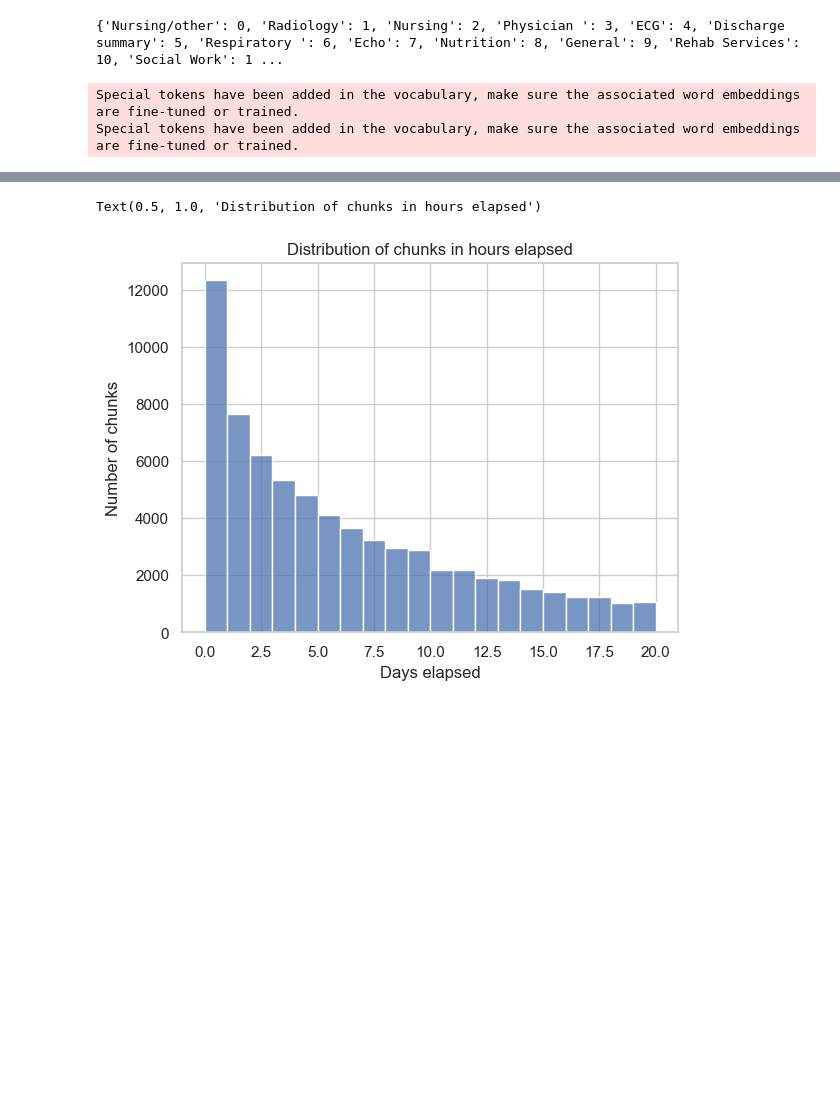
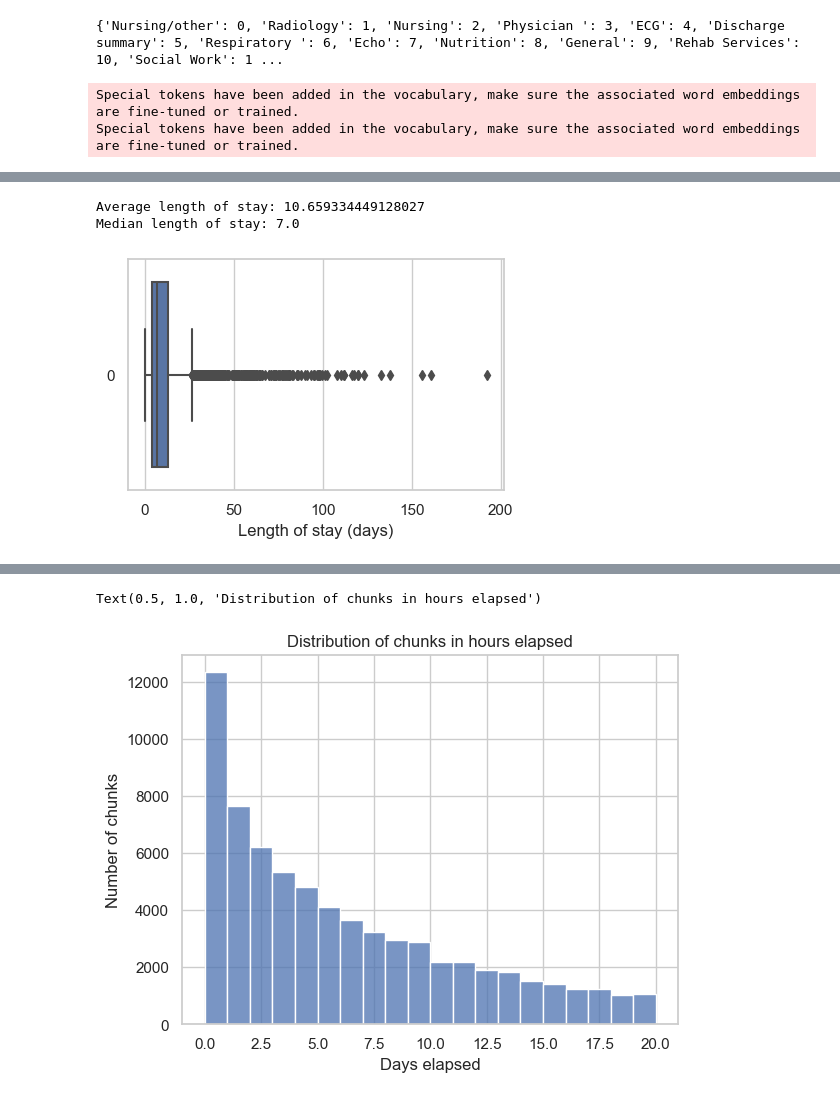
Before and after one commit to mireiahernandez/icd-continuous-prediction, a Jupyter notebook: temporal_data_analysis.ipynb, the cells around one changed output, grey strips where cells are left out. Saved outputs shown, nothing was run; the diff lists cells and outputs as text; code cells hidden in the pictures; blank space fills up the shorter version.

```diff
--- a/temporal_data_analysis.ipynb
+++ b/temporal_data_analysis.ipynb
@@ -145,0 +248,14 @@ for i in tqdm(range(len(validation_set))):
+# %%
+# get average, boxplot of length of stay
+print(f"Average length of stay: {np.mean(length_of_stay_list)}")
+print(f"Median length of stay: {np.median(length_of_stay_list)}")
+# set figure size to 10x10
+plt.figure(figsize=set_size(438.17227))
+# show box plot horizontally
+sns.boxplot(data=length_of_stay_list, orient="h")
+plt.xlabel("Length of stay (days)")
+plt.savefig("figures/3_2_length_of_stay_boxplot.png", bbox_inches = "tight")
+# %% [output]
+Average length of stay: 10.659334449128027
+Median length of stay: 7.0
+[figure, added]
```
Also changed, not shown: parts of 17 cells of this notebook.
